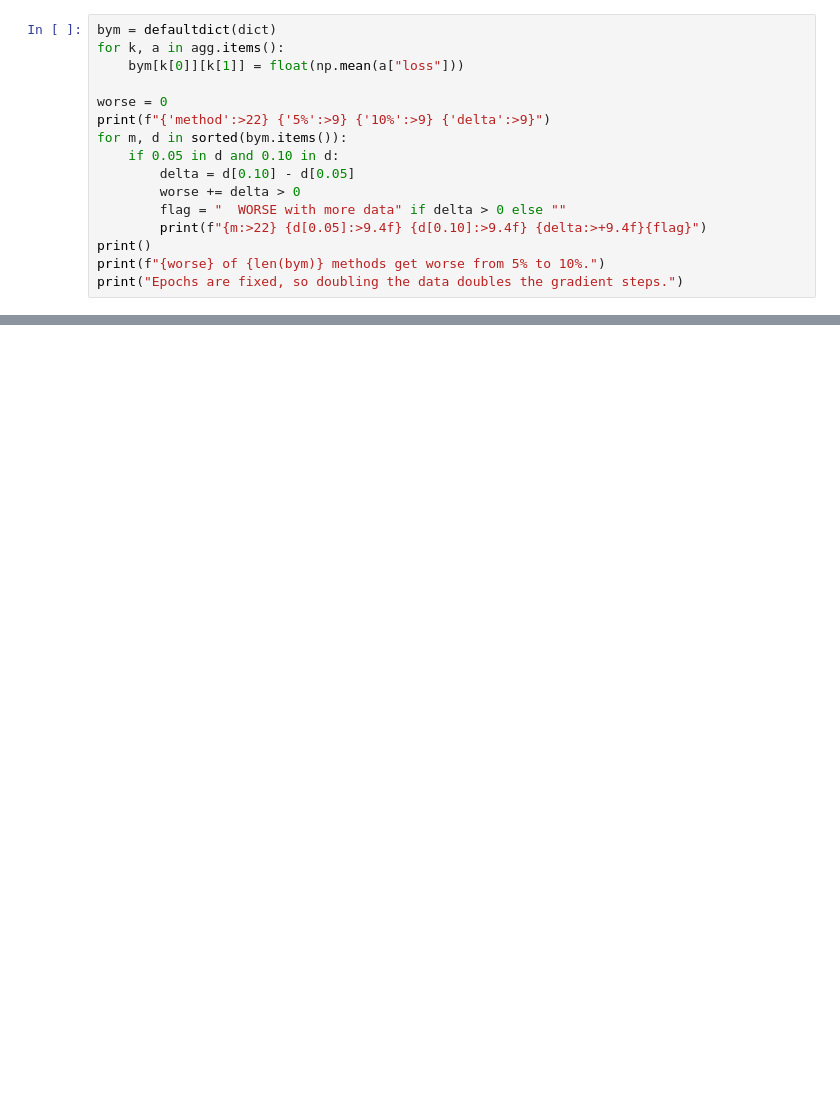
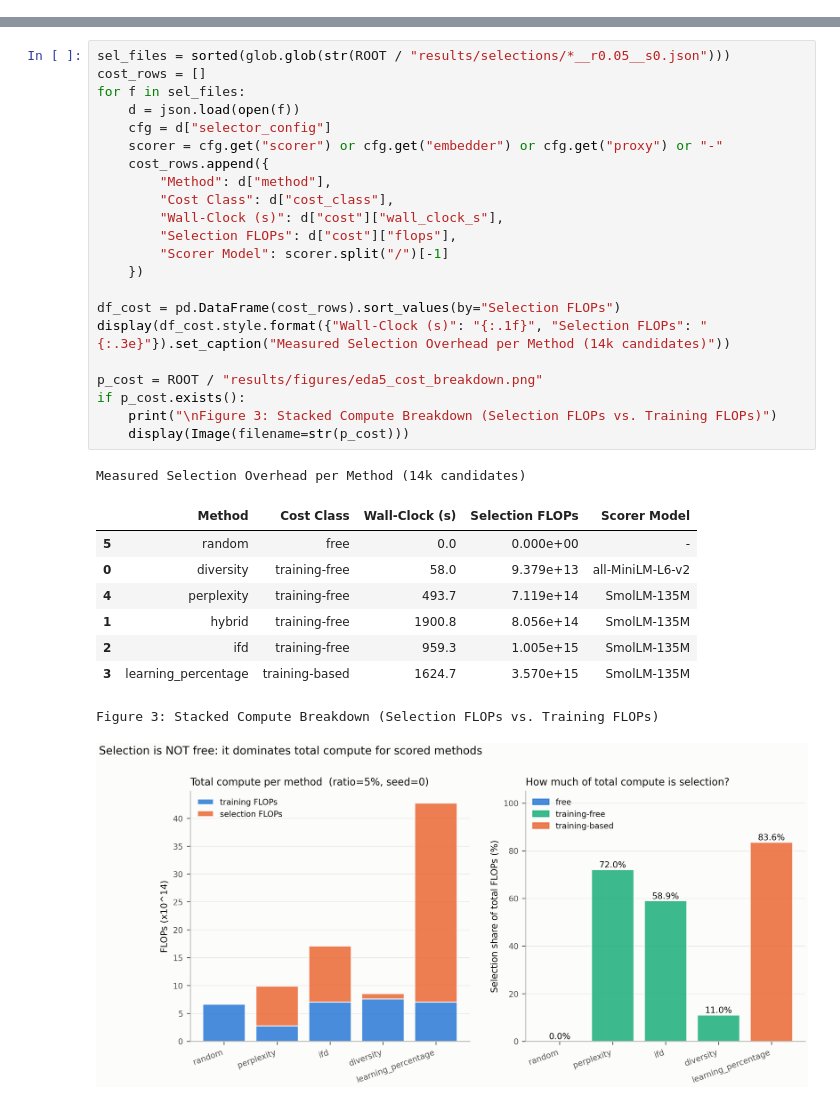
Before and after one commit to Leul4ever/efficient-genai-research, a Jupyter notebook: notebooks/analysis.ipynb, the cells around one changed output, grey strips where cells are left out. Cells and saved outputs as stored; diff of their text form; blank space fills up the shorter version.

```diff
--- a/notebooks/analysis.ipynb
+++ b/notebooks/analysis.ipynb
@@ -152,16 +0,0 @@ with the selection ratio. Checked, rather than assumed.
-# %%
-bym = defaultdict(dict)
-for k, a in agg.items():
-    bym[k[0]][k[1]] = float(np.mean(a["loss"]))
-
-worse = 0
-print(f"{'method':>22} {'5%':>9} {'10%':>9} {'delta':>9}")
-for m, d in sorted(bym.items()):
-    if 0.05 in d and 0.10 in d:
-        delta = d[0.10] - d[0.05]
-        worse += delta > 0
-        flag = "  WORSE with more data" if delta > 0 else ""
-        print(f"{m:>22} {d[0.05]:>9.4f} {d[0.10]:>9.4f} {delta:>+9.4f}{flag}")
-print()
-print(f"{worse} of {len(bym)} methods get worse from 5% to 10%.")
-print("Epochs are fixed, so doubling the data doubles the gradient steps.")
@@ -304,0 +118,33 @@ RQ2 -- which methods win once SELECTION cost is added to training cost?
+# %%
+sel_files = sorted(glob.glob(str(ROOT / "results/selections/*__r0.05__s0.json")))
+cost_rows = []
+for f in sel_files:
+    d = json.load(open(f))
+    cfg = d["selector_config"]
+    scorer = cfg.get("scorer") or cfg.get("embedder") or cfg.get("proxy") or "-"
+    cost_rows.append({
+        "Method": d["method"],
+        "Cost Class": d["cost_class"],
+        "Wall-Clock (s)": d["cost"]["wall_clock_s"],
+        "Selection FLOPs": d["cost"]["flops"],
+        "Scorer Model": scorer.split("/")[-1]
+    })
+
+df_cost = pd.DataFrame(cost_rows).sort_values(by="Selection FLOPs")
+display(df_cost.style.format({"Wall-Clock (s)": "{:.1f}", "Selection FLOPs": "{:.3e}"}).set_caption("Measured Selection Overhead per Method (14k candidates)"))
+
+p_cost = ROOT / "results/figures/eda5_cost_breakdown.png"
+if p_cost.exists():
+    print("\nFigure 3: Stacked Compute Breakdown (Selection FLOPs vs. Training FLOPs)")
+    display(Image(filename=str(p_cost)))
+# %% [output]
+Measured Selection Overhead per Method (14k candidates)
+|  | Method | Cost Class | Wall-Clock (s) | Selection FLOPs | Scorer Model |
+| 5 | random | free | 0.0 | 0.000e+00 | - |
+| 0 | diversity | training-free | 58.0 | 9.379e+13 | all-MiniLM-L6-v2 |
+| 4 | perplexity | training-free | 493.7 | 7.119e+14 | SmolLM-135M |
+| 1 | hybrid | training-free | 1900.8 | 8.056e+14 | SmolLM-135M |
+| 2 | ifd | training-free | 959.3 | 1.005e+15 | SmolLM-135M |
+| 3 | learning_percentage | training-based | 1624.7 | 3.570e+15 | SmolLM-135M |
+Figure 3: Stacked Compute Breakdown (Selection FLOPs vs. Training FLOPs)
+[figure, added]
```
Also changed, not shown: parts of 35 cells of this notebook, 10 other files.
